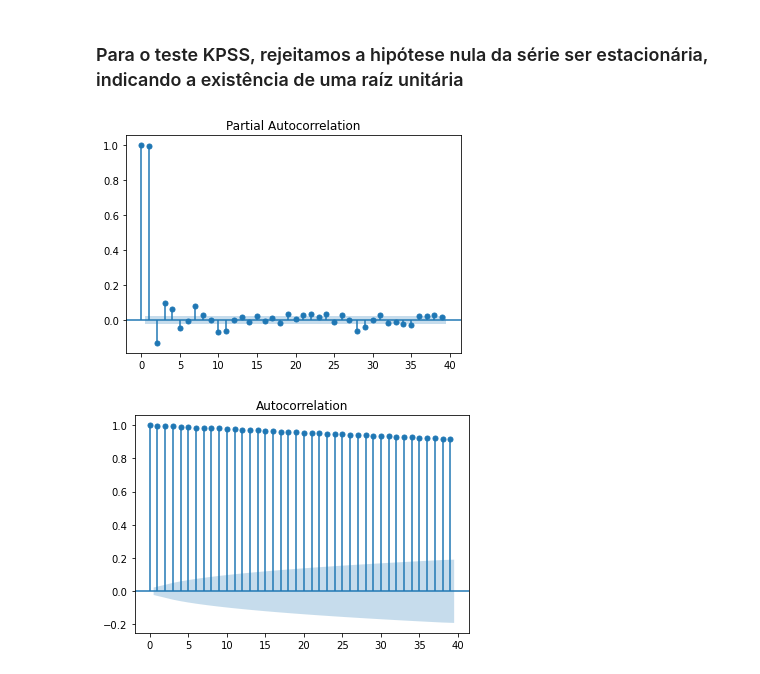
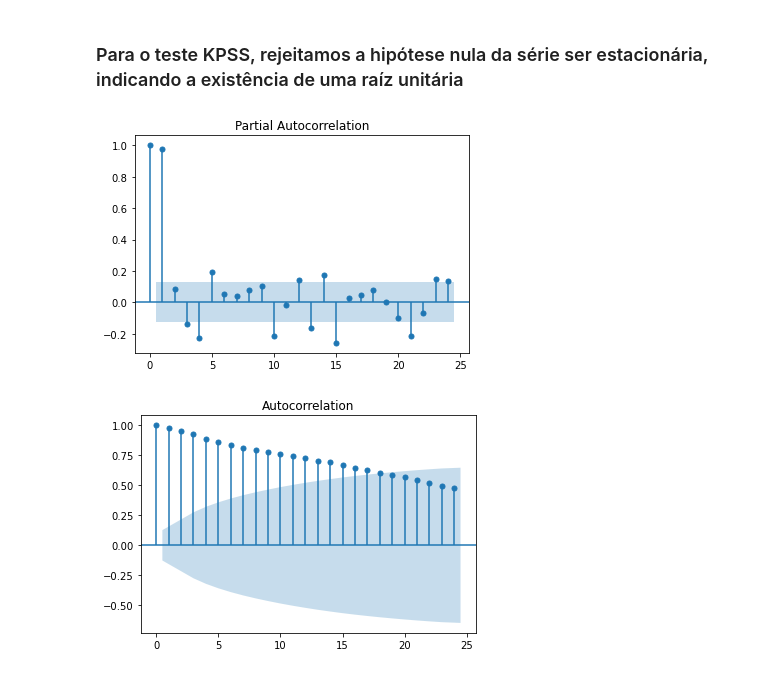
Before and after one commit to vasconceloslz/dados, a Jupyter notebook: Séries.ipynb, the cells around one changed output. Saved outputs shown, nothing was run; the diff lists cells and outputs as text; code cells hidden in the pictures.

Commit message:
Todas as séries testadas com aplicação de LOG em EMBI

```diff
--- a/Séries.ipynb
+++ b/Séries.ipynb
@@ -895,3 +868 @@ Embi    float64
 dtype: object
-# %%
-embi['Data'] = pd.to_datetime(embi['Data'], format='%d/%m/%Y')
@@ -945,0 +911,5 @@ plt.show()
+# %%
+data_inicio = datetime.datetime(2000, 1, 1)
+data_final = datetime.datetime(2020, 1, 1)
+
+embi_filtrado = embi[(data_inicio <= embi.index) &  (data_final > embi.index)]
@@ -945,0 +933,2 @@ plt.show()
+# %%
+embi_filtrado_log = np.log(embi_filtrado['Embi'])
@@ -945,0 +951,2 @@ plt.show()
+# %%
+df_embi_log = embi_filtrado_log.to_frame()
@@ -975,8 +1008,8 @@ look-up table. The actual p-value is smaller than the p-value returned.
 # %% [markdown]
 ### Para o teste KPSS, rejeitamos a hipótese nula da série ser estacionária, indicando a existência de uma raíz unitária ###
 # %%
-pacf_embi = plot_pacf(embi['Embi'])
-acf_embi = plot_acf(embi['Embi'])
+pacf_embi = plot_pacf(df_embi_log['Embi'])
+acf_embi = plot_acf(df_embi_log['Embi'])
 # %% [output]
-[figure, old version]
+[figure, new version]
-[figure, old version]
+[figure, new version]
```
Also changed, not shown: parts of 21 cells of this notebook.
